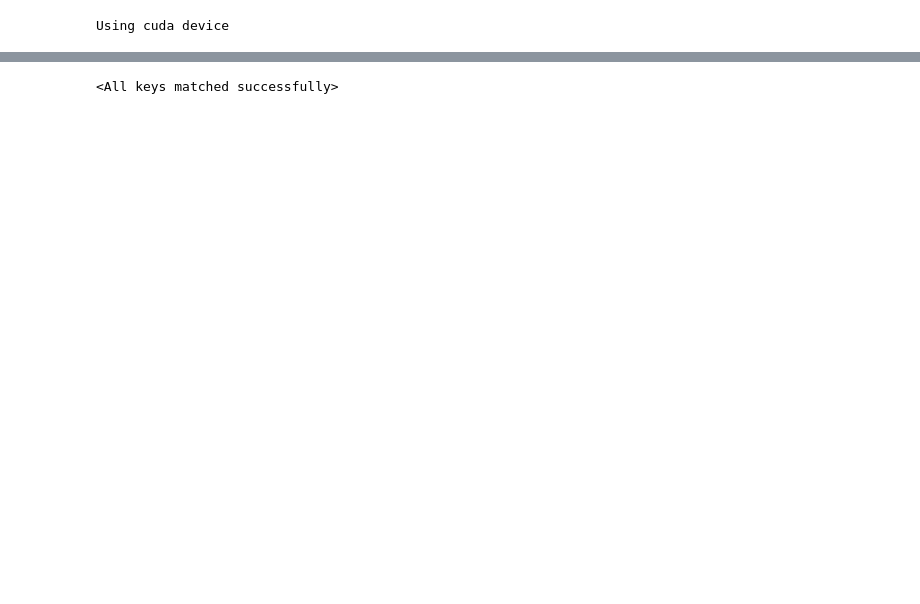
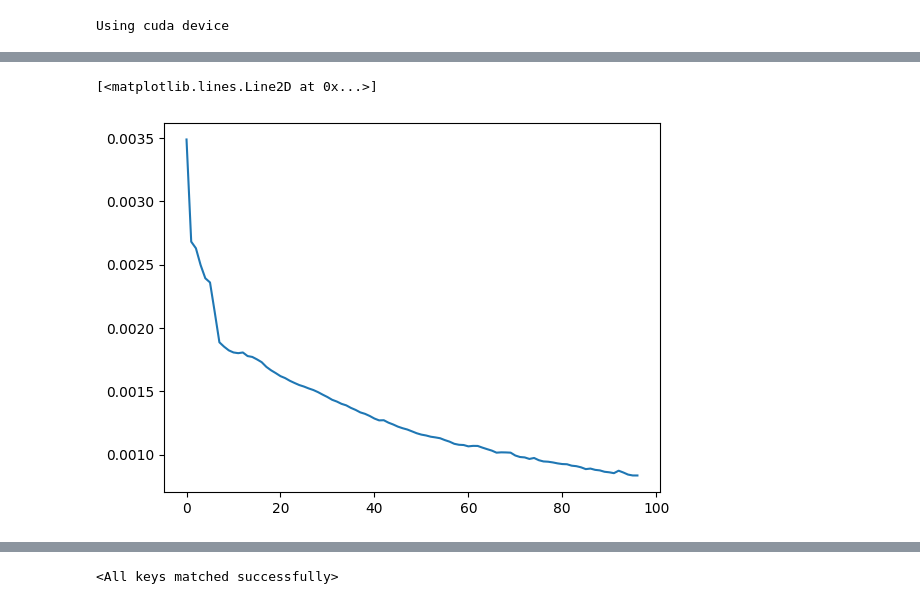
Before and after one commit to lijm1358/MSS_WaveUNet, a Jupyter notebook: soundprocess_pytorch.ipynb, the cells around one changed output, grey strips where cells are left out. Saved outputs shown, nothing was run; the diff lists cells and outputs as text; code cells hidden in the pictures; blank space fills up the shorter version.

```diff
--- a/soundprocess_pytorch.ipynb
+++ b/soundprocess_pytorch.ipynb
@@ -379,3 +411,8 @@ test(test_dataloader, model, test_loss_fn)
+# %%
+plt.plot(train_loss_list)
+# %% [output]
+[<matplotlib.lines.Line2D at 0x...>]
+[figure, added]
 # %%
 plt.plot(val_loss_list)
 # %% [output]
```
Also changed, not shown: parts of 13 cells of this notebook, 17 other files.
